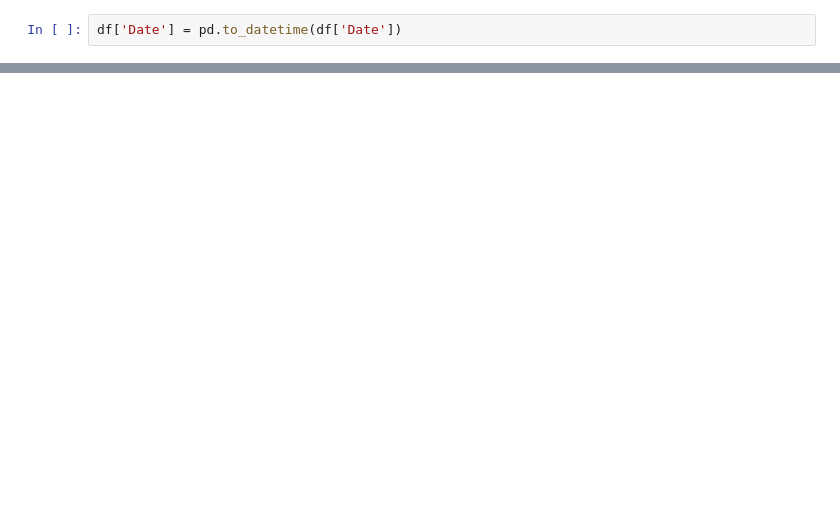
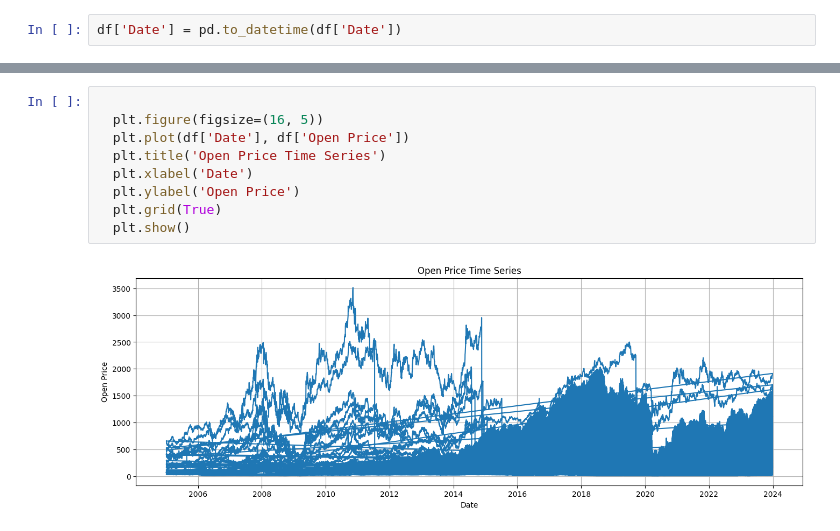
Before and after one commit to lakshitakaushik/portfolio, a Jupyter notebook: Untitled0.ipynb, the cells around one changed output, grey strips where cells are left out. Cells and saved outputs as stored; diff of their text form; blank space fills up the shorter version.

```diff
--- a/Untitled0.ipynb
+++ b/Untitled0.ipynb
@@ -49,3 +51,14 @@ UTKARSHBNK                 6.626982
 Ujjivan Small            141.669508
 Union Bank              6660.791510
 Yes Bank              137760.539309
+# %%
+
+  plt.figure(figsize=(16, 5))
+  plt.plot(df['Date'], df['Open Price'])
+  plt.title('Open Price Time Series')
+  plt.xlabel('Date')
+  plt.ylabel('Open Price')
+  plt.grid(True)
+  plt.show()
+# %% [output]
+[figure, added]
```
Also changed, not shown: parts of 14 cells of this notebook.
